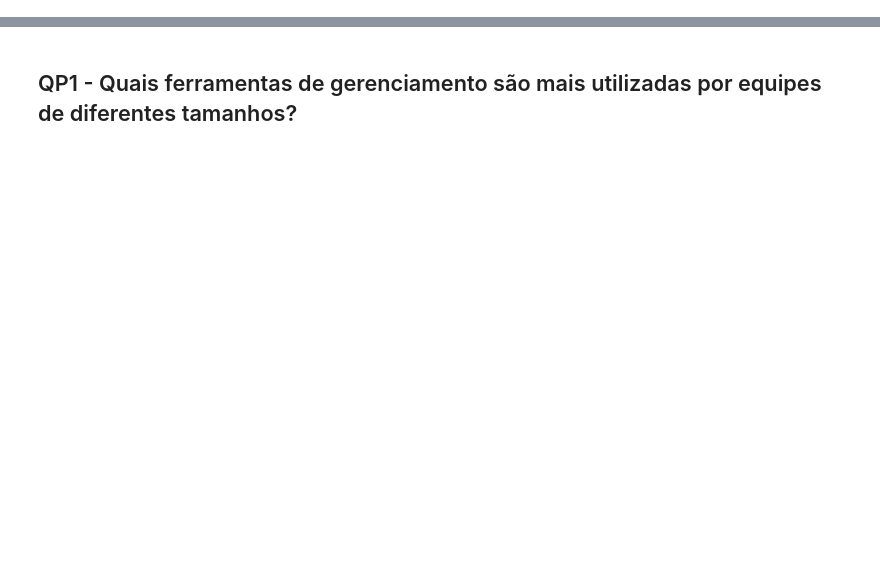
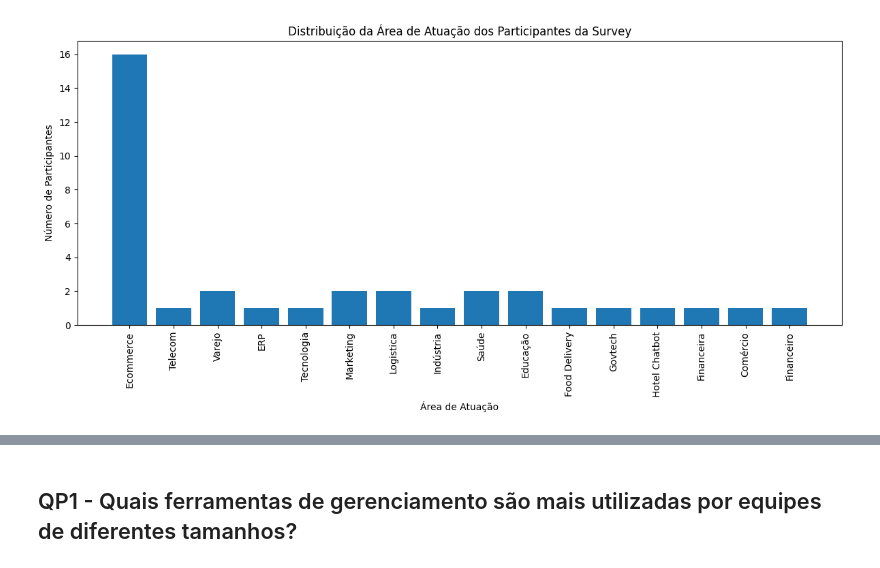
Before and after one commit to cesarfreire/65eeo-trabalho2, a Jupyter notebook: main.ipynb, the cells around one changed output, grey strips where cells are left out. Cells and saved outputs as stored; diff of their text form; code cells hidden in the pictures; blank space fills up the shorter version.

```diff
--- a/main.ipynb
+++ b/main.ipynb
@@ -31,3 +65,33 @@ Name: count, dtype: int64
+# %%
+from collections import Counter
+
+# Pergunta 4 tem os dados da área de atuação
+areas = data['P4'].dropna()
+
+# Separar as áreas que estão em uma mesma célula, caso haja múltiplas áreas separadas por vírgulas
+todas_areas = []
+for area in areas:
+    areas_separadas = area.split(', ')
+    todas_areas.extend(areas_separadas)
+
+contagem_areas = Counter(todas_areas)
+
+# Preparar os dados para o gráfico
+labels, values = zip(*contagem_areas.items())
+
+# Criar o gráfico de barras
+plt.figure(figsize=(12, 6))
+plt.bar(labels, values)
+plt.xticks(rotation=90)
+plt.xlabel('Área de Atuação')
+plt.ylabel('Número de Participantes')
+plt.title('Distribuição da Área de Atuação dos Participantes da Survey')
+plt.tight_layout()
+
+# Exibir o gráfico
+plt.show()
+# %% [output]
+[figure, added]
 # %%
 # faz a contagem das ferramentas de controle de versão
 ferramentas_controle_versao = data['P2'].str.get_dummies(sep=', ').sum()
```
Also changed, not shown: parts of 28 cells of this notebook, 1 other file.
